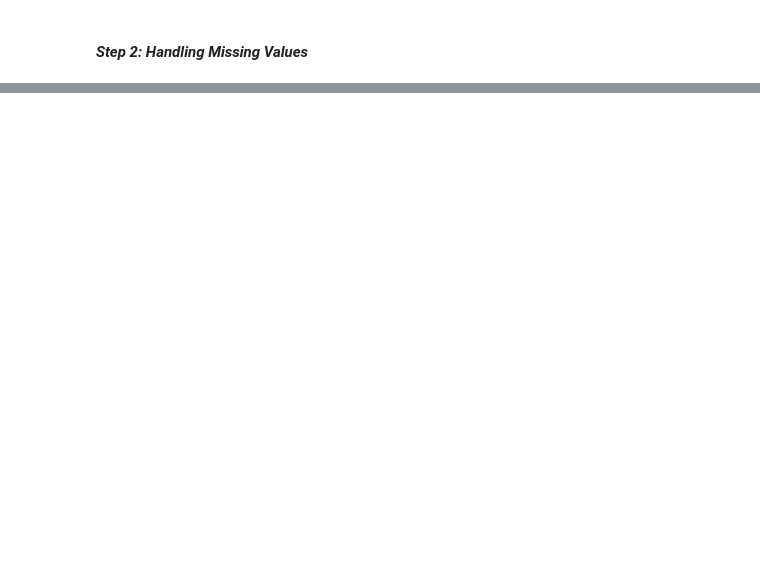
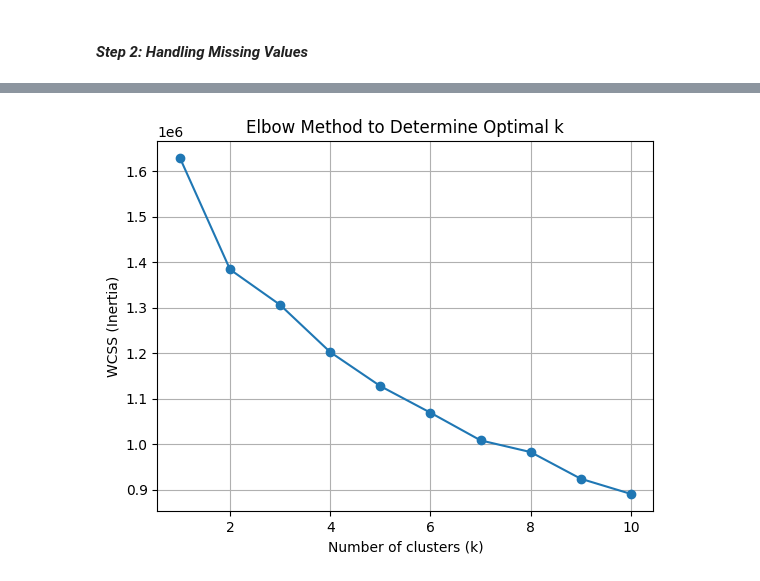
Before and after one commit to SnitTeshome/DSA2040A_DataMining_Group-8_Snit_552___Mohamed_006___Halima_315___Lesala_218, a Jupyter notebook: notebooks/3_data_mining.ipynb, the cells around one changed output, grey strips where cells are left out. Cells and saved outputs as stored; diff of their text form; code cells hidden in the pictures; blank space fills up the shorter version.

Commit message:
added k-mean clustering

```diff
--- a/notebooks/3_data_mining.ipynb
+++ b/notebooks/3_data_mining.ipynb
@@ -21,5 +67,3 @@ df_cluster = df[features_to_cluster].copy()
 #### *Step 2: Handling Missing Values*
 # %%
 df_cluster.isnull().sum()
-# Fill missing values with the median
-df_cluster = df_cluster.fillna(df_cluster.median(numeric_only=True))
@@ -25,0 +105,6 @@ df_cluster = df_cluster.fillna(df_cluster.median(numeric_only=True))
+# %%
+# Replace inf and very large values with NaN
+df_cluster['freight_ratio'].replace([np.inf, -np.inf], np.nan, inplace=True)
+df_cluster.loc[df_cluster['freight_ratio'].abs() > 1e308, 'freight_ratio'] = np.nan
+# %%
+df_cluster.dropna(subset=['freight_ratio', 'order_processing_time'], inplace=True)
@@ -25,0 +117,3 @@ df_cluster = df_cluster.fillna(df_cluster.median(numeric_only=True))
+# %%
+scaler = StandardScaler()
+scaled_data = scaler.fit_transform(df_cluster)
@@ -25,0 +148,15 @@ df_cluster = df_cluster.fillna(df_cluster.median(numeric_only=True))
+# %%
+wcss = []
+for k in range(1, 11):
+    kmeans = KMeans(n_clusters=k, random_state=42)
+    kmeans.fit(scaled_data)
+    wcss.append(kmeans.inertia_)
+
+plt.plot(range(1, 11), wcss, marker='o')
+plt.xlabel('Number of clusters (k)')
+plt.ylabel('WCSS (Inertia)')
+plt.title('Elbow Method to Determine Optimal k')
+plt.grid(True)
+plt.show()
+# %% [output]
+[figure, added]
```
Also changed, not shown: parts of 23 cells of this notebook, 5 other files.
